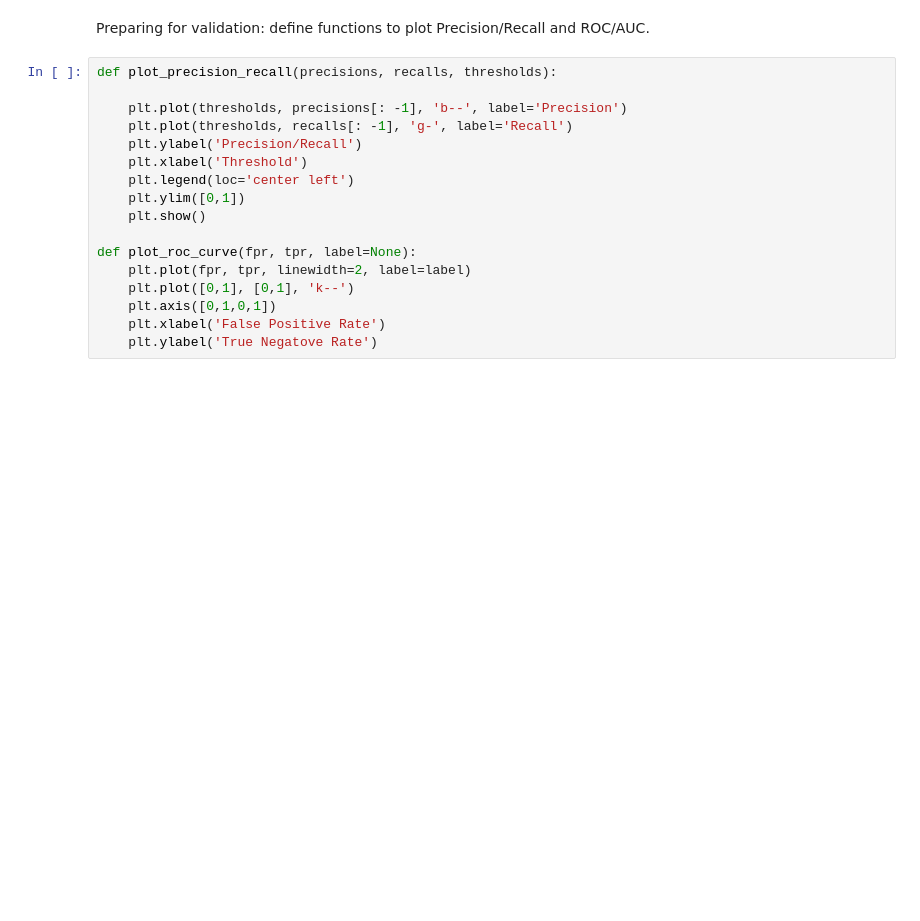
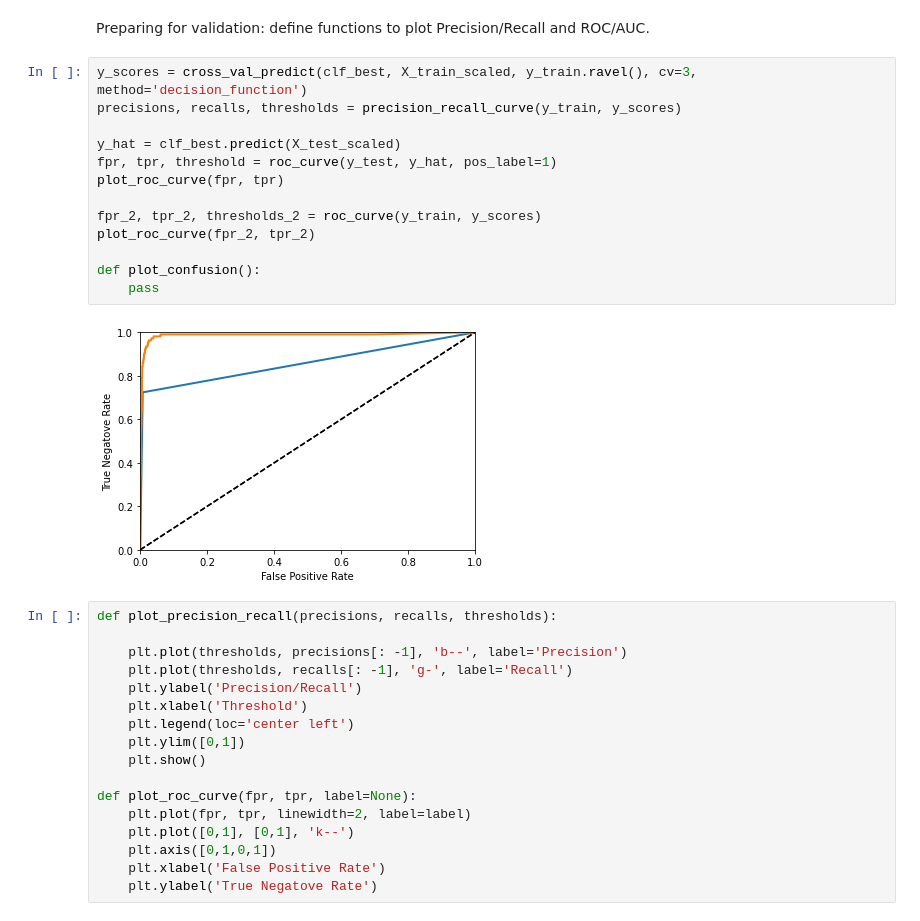
Before and after one commit to allaccountstaken/automl_v_hyperdrive, a Jupyter notebook: benchmark_model.ipynb, the cells around one changed output. Drawn from its saved outputs; the diff is of its cells as text; blank space fills up the shorter version.

```diff
--- a/benchmark_model.ipynb
+++ b/benchmark_model.ipynb
@@ -77,6 +77,21 @@ X_train_scaled = X_scaler.transform(X_train)
 X_test_scaled = X_scaler.transform(X_test)
 # %% [markdown]
 Preparing for validation: define functions to plot Precision/Recall and ROC/AUC.
+# %%
+y_scores = cross_val_predict(clf_best, X_train_scaled, y_train.ravel(), cv=3, method='decision_function')
+precisions, recalls, thresholds = precision_recall_curve(y_train, y_scores)
+
+y_hat = clf_best.predict(X_test_scaled)
+fpr, tpr, threshold = roc_curve(y_test, y_hat, pos_label=1)
+plot_roc_curve(fpr, tpr)
+
+fpr_2, tpr_2, thresholds_2 = roc_curve(y_train, y_scores)
+plot_roc_curve(fpr_2, tpr_2)
+
+def plot_confusion():
+    pass
+# %% [output]
+[figure, added]
 # %%
 def plot_precision_recall(precisions, recalls, thresholds):
 
```
Also changed, not shown: parts of 2 cells of this notebook.
